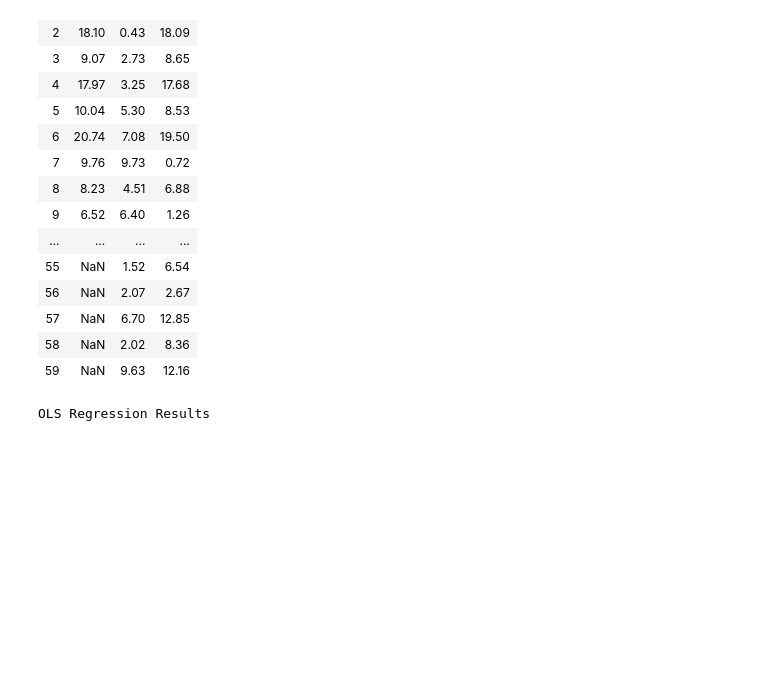
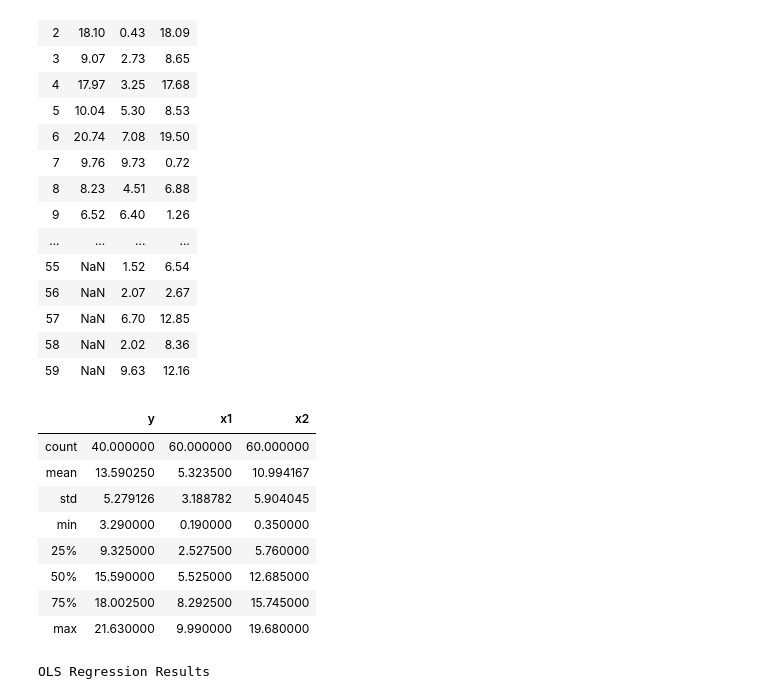
Before and after one commit to oko3goko3g/Analiza-i-Bazy-Danych, a Jupyter notebook: lab6/zad1.ipynb, the cells around one changed output. Cells and saved outputs as stored; diff of their text form; code cells hidden in the pictures; blank space fills up the shorter version.

```diff
--- a/lab6/zad1.ipynb
+++ b/lab6/zad1.ipynb
@@ -37,13 +37,24 @@ exercise
 # %%
 # Wczytać plik do dataframe'a
 
 df = pd.DataFrame(exercise,columns=['y','x1','x2'])
 
 #separate known info data from rest
 available_info = df[:40]
 
 # Create array with data provided for prediction
 for_prediction = df[40:60]
+df.describe()
+# %% [output]
+|  | y | x1 | x2 |
+| count | 40.000000 | 60.000000 | 60.000000 |
+| mean | 13.590250 | 5.323500 | 10.994167 |
+| std | 5.279126 | 3.188782 | 5.904045 |
+| min | 3.290000 | 0.190000 | 0.350000 |
+| 25% | 9.325000 | 2.527500 | 5.760000 |
+| 50% | 15.590000 | 5.525000 | 12.685000 |
+| 75% | 18.002500 | 8.292500 | 15.745000 |
+| max | 21.630000 | 9.990000 | 19.680000 |
 # %%
 # dopasować model regresji liniowej przewidujący y z x1, x2, używając pierwszych 40 punktów danych w pliku.
 
```
Also changed, not shown: 3 other files.
